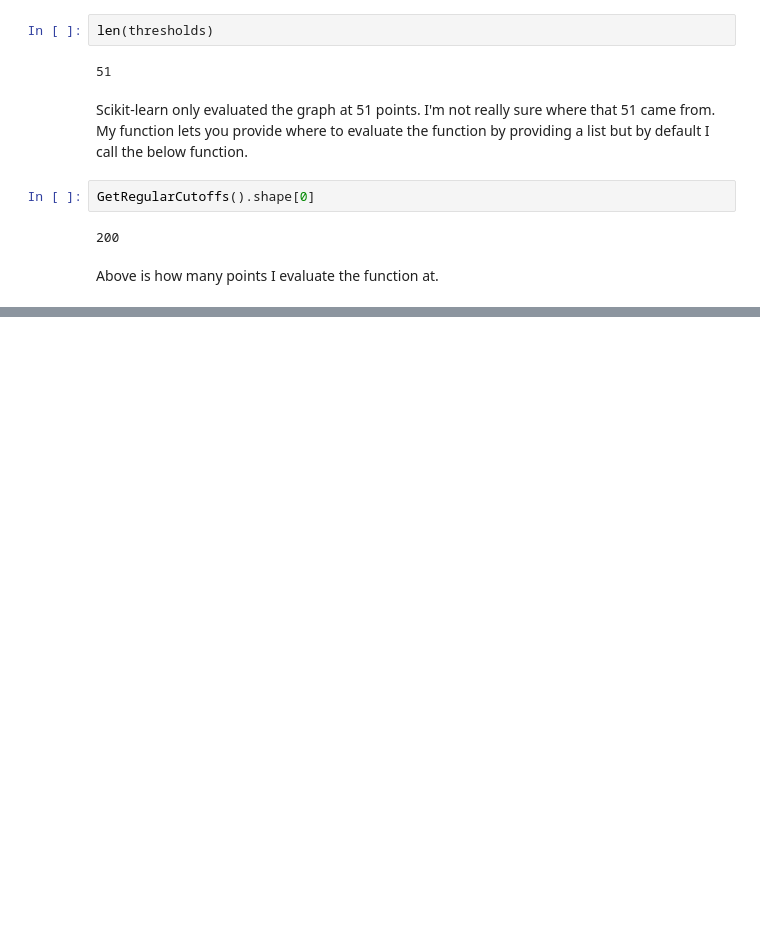
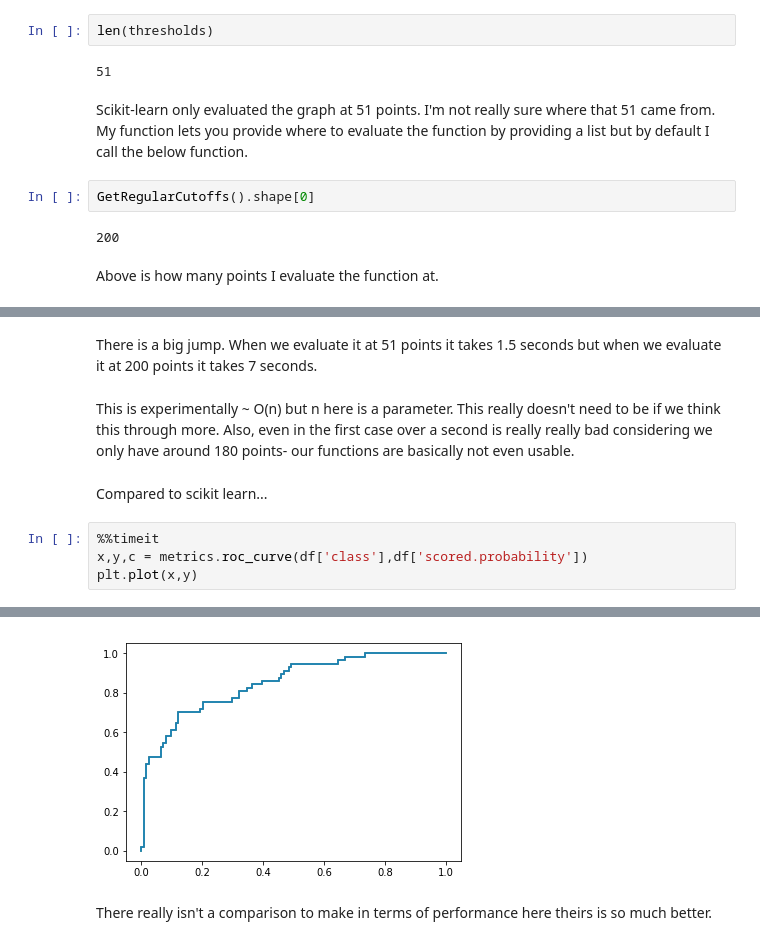
Before and after one commit to cohenb51/Katz_School, a Jupyter notebook: DAV6150/m5/B_Cohen_M5_assn.ipynb, the cells around one changed output, grey strips where cells are left out. Cells and saved outputs as stored; diff of their text form; blank space fills up the shorter version.

```diff
--- a/DAV6150/m5/B_Cohen_M5_assn.ipynb
+++ b/DAV6150/m5/B_Cohen_M5_assn.ipynb
@@ -346,0 +384,11 @@ Above is how many points I evaluate the function at.
+# %% [markdown]
+There is a big jump. When we evaluate it at 51 points it takes 1.5 seconds but when we evaluate it at 200 points it takes 7 seconds.
+# %% [markdown]
+This is experimentally ~ O(n) but n here is a parameter. This really doesn't need to be if we think this through more. Also, even in the first case over a second is really really bad considering we only have around 180 points- our functions are basically not even usable.
+# %% [markdown]
+Compared to scikit learn...
+# %%
+%%timeit
+x,y,c = metrics.roc_curve(df['class'],df['scored.probability'])
+plt.plot(x,y)
+# %% [output]
@@ -346,0 +396,3 @@ Above is how many points I evaluate the function at.
+[figure, added]
+# %% [markdown]
+There really isn't a comparison to make in terms of performance here theirs is so much better.
```
Also changed, not shown: parts of 13 cells of this notebook.
